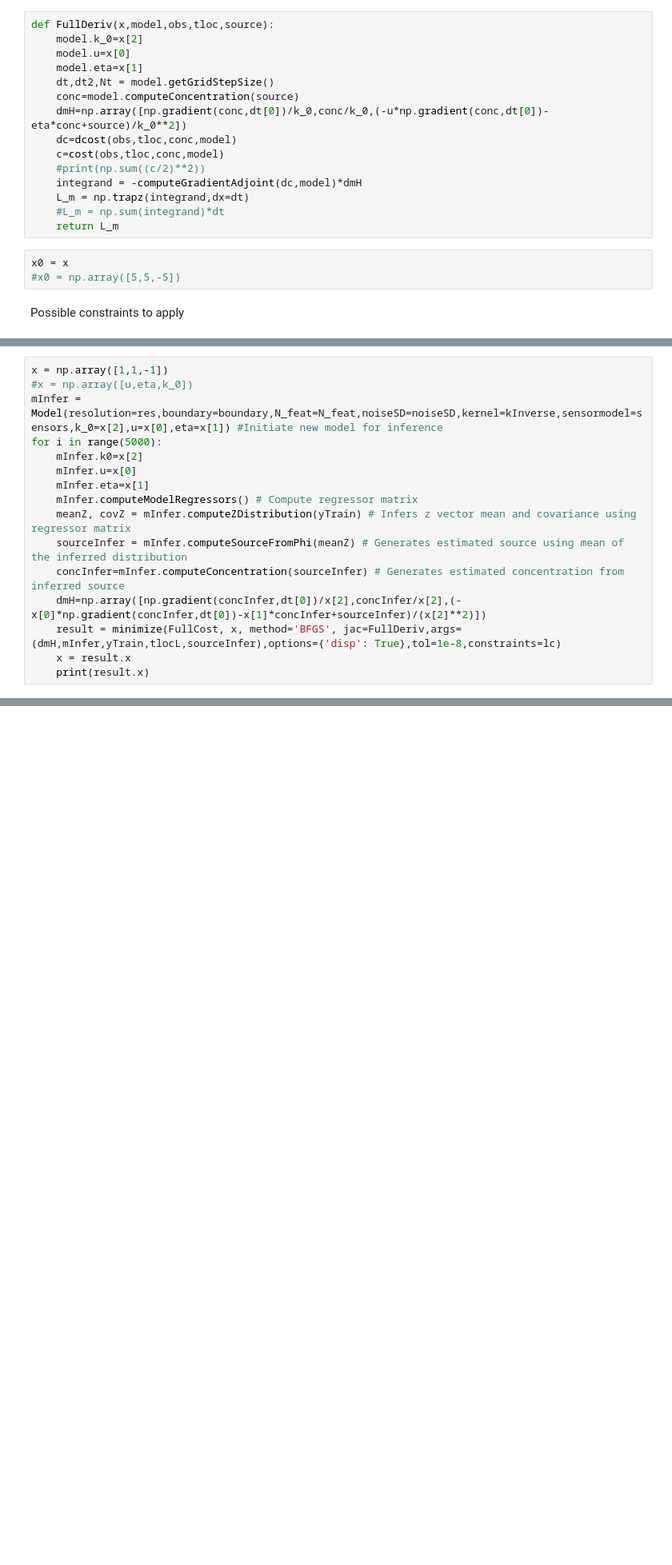
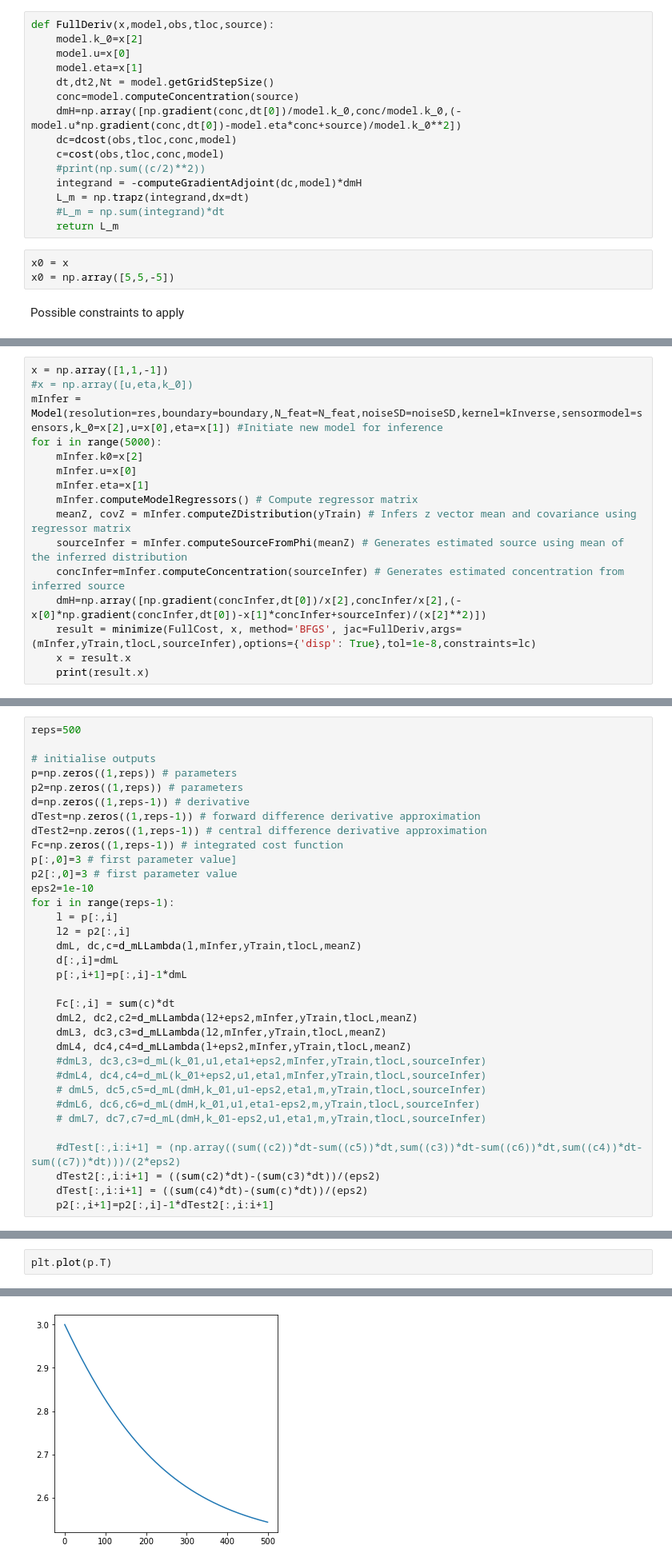
Before and after one commit to SheffieldML/advectionGP, a Jupyter notebook: jupyter/SecondOrderODEGradientTest.ipynb, the cells around one changed output, grey strips where cells are left out. Shown at 80% size. Saved outputs shown, nothing was run; the diff lists cells and outputs as text; blank space fills up the shorter version.

Commit message:
gradient update

```diff
--- a/jupyter/SecondOrderODEGradientTest.ipynb
+++ b/jupyter/SecondOrderODEGradientTest.ipynb
@@ -388,7 +376,7 @@ def FullDeriv(x,model,obs,tloc,source):
     model.eta=x[1]
     dt,dt2,Nt = model.getGridStepSize()
     conc=model.computeConcentration(source)
-    dmH=np.array([np.gradient(conc,dt[0])/k_0,conc/k_0,(-u*np.gradient(conc,dt[0])-eta*conc+source)/k_0**2])
+    dmH=np.array([np.gradient(conc,dt[0])/model.k_0,conc/model.k_0,(-model.u*np.gradient(conc,dt[0])-model.eta*conc+source)/model.k_0**2])
     dc=dcost(obs,tloc,conc,model)
     c=cost(obs,tloc,conc,model)
     #print(np.sum((c/2)**2))
@@ -398,7 +386,7 @@ def FullDeriv(x,model,obs,tloc,source):
     return L_m
 # %%
 x0 = x
-#x0 = np.array([5,5,-5])
+x0 = np.array([5,5,-5])
 # %% [markdown]
 Possible constraints to apply
 # %%
@@ -474,6 +435,6 @@ for i in range(5000):
     sourceInfer = mInfer.computeSourceFromPhi(meanZ) # Generates estimated source using mean of the inferred distribution
     concInfer=mInfer.computeConcentration(sourceInfer) # Generates estimated concentration from inferred source
     dmH=np.array([np.gradient(concInfer,dt[0])/x[2],concInfer/x[2],(-x[0]*np.gradient(concInfer,dt[0])-x[1]*concInfer+sourceInfer)/(x[2]**2)])
-    result = minimize(FullCost, x, method='BFGS', jac=FullDeriv,args=(dmH,mInfer,yTrain,tlocL,sourceInfer),options={'disp': True},tol=1e-8,constraints=lc)
+    result = minimize(FullCost, x, method='BFGS', jac=FullDeriv,args=(mInfer,yTrain,tlocL,sourceInfer),options={'disp': True},tol=1e-8,constraints=lc)
     x = result.x
     print(result.x)
@@ -665,0 +599,34 @@ mInfer.k_0
+# %%
+reps=500
+
+# initialise outputs
+p=np.zeros((1,reps)) # parameters
+p2=np.zeros((1,reps)) # parameters
+d=np.zeros((1,reps-1)) # derivative
+dTest=np.zeros((1,reps-1)) # forward difference derivative approximation
+dTest2=np.zeros((1,reps-1)) # central difference derivative approximation
+Fc=np.zeros((1,reps-1)) # integrated cost function
+p[:,0]=3 # first parameter value]
+p2[:,0]=3 # first parameter value
+eps2=1e-10
+for i in range(reps-1):
+    l = p[:,i]
+    l2 = p2[:,i]
+    dmL, dc,c=d_mLLambda(l,mInfer,yTrain,tlocL,meanZ)
+    d[:,i]=dmL
+    p[:,i+1]=p[:,i]-1*dmL
+
+    Fc[:,i] = sum(c)*dt
+    dmL2, dc2,c2=d_mLLambda(l2+eps2,mInfer,yTrain,tlocL,meanZ)
+    dmL3, dc3,c3=d_mLLambda(l2,mInfer,yTrain,tlocL,meanZ)
+    dmL4, dc4,c4=d_mLLambda(l+eps2,mInfer,yTrain,tlocL,meanZ)
+    #dmL3, dc3,c3=d_mL(k_01,u1,eta1+eps2,mInfer,yTrain,tlocL,sourceInfer)
+    #dmL4, dc4,c4=d_mL(k_01+eps2,u1,eta1,mInfer,yTrain,tlocL,sourceInfer)
+    # dmL5, dc5,c5=d_mL(dmH,k_01,u1-eps2,eta1,m,yTrain,tlocL,sourceInfer)
+    #dmL6, dc6,c6=d_mL(dmH,k_01,u1,eta1-eps2,m,yTrain,tlocL,sourceInfer)
+    # dmL7, dc7,c7=d_mL(dmH,k_01-eps2,u1,eta1,m,yTrain,tlocL,sourceInfer)
+
+    #dTest[:,i:i+1] = (np.array((sum((c2))*dt-sum((c5))*dt,sum((c3))*dt-sum((c6))*dt,sum((c4))*dt-sum((c7))*dt)))/(2*eps2)
+    dTest2[:,i:i+1] = ((sum(c2)*dt)-(sum(c3)*dt))/(eps2)
+    dTest[:,i:i+1] = ((sum(c4)*dt)-(sum(c)*dt))/(eps2)
+    p2[:,i+1]=p2[:,i]-1*dTest2[:,i:i+1]
@@ -665,0 +637,3 @@ mInfer.k_0
+# %%
+plt.plot(p.T)
+# %% [output]
@@ -665,0 +641 @@ mInfer.k_0
+[figure, added]
```
Also changed, not shown: parts of 55 cells of this notebook, 4 other files.
